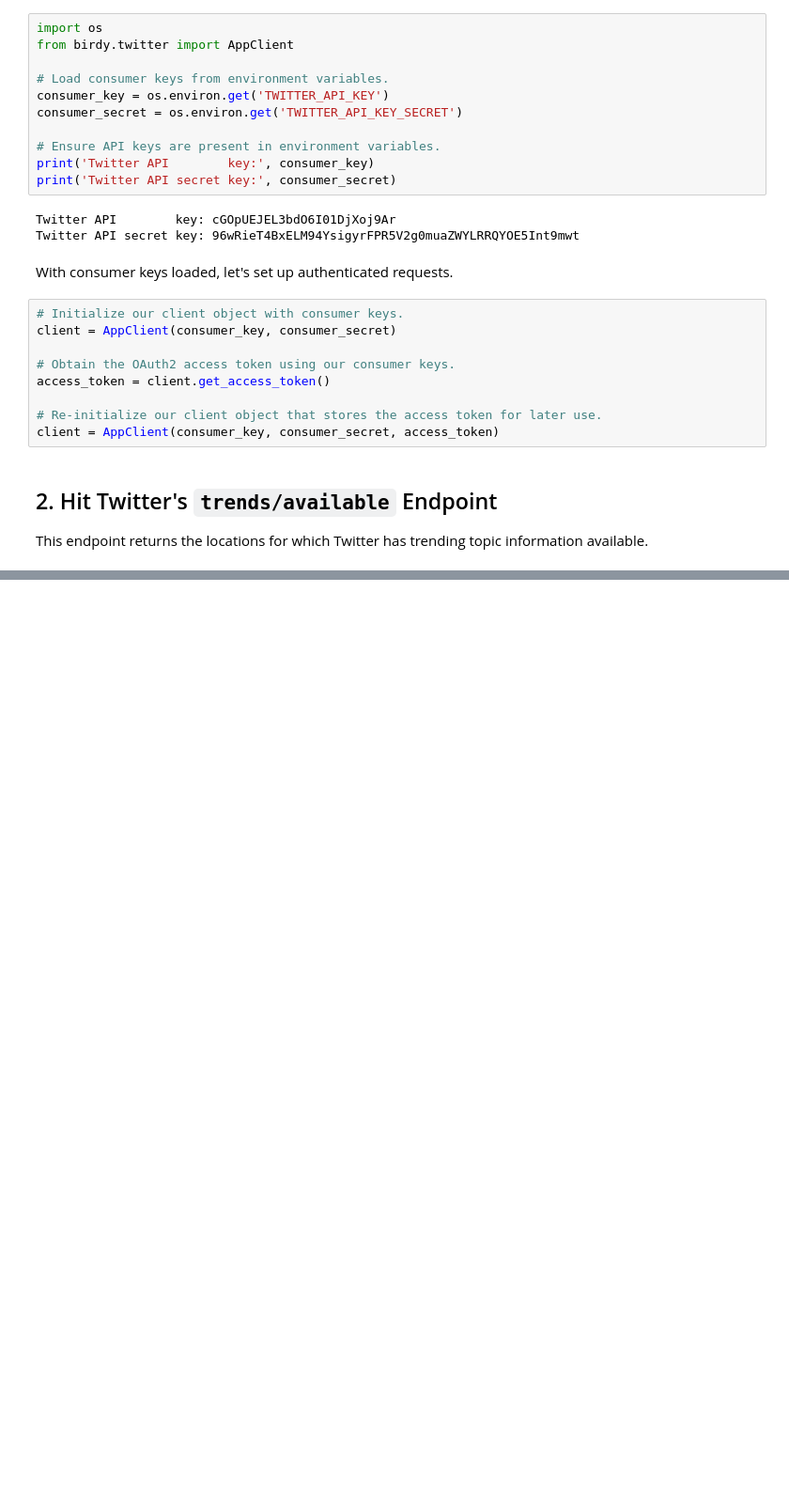
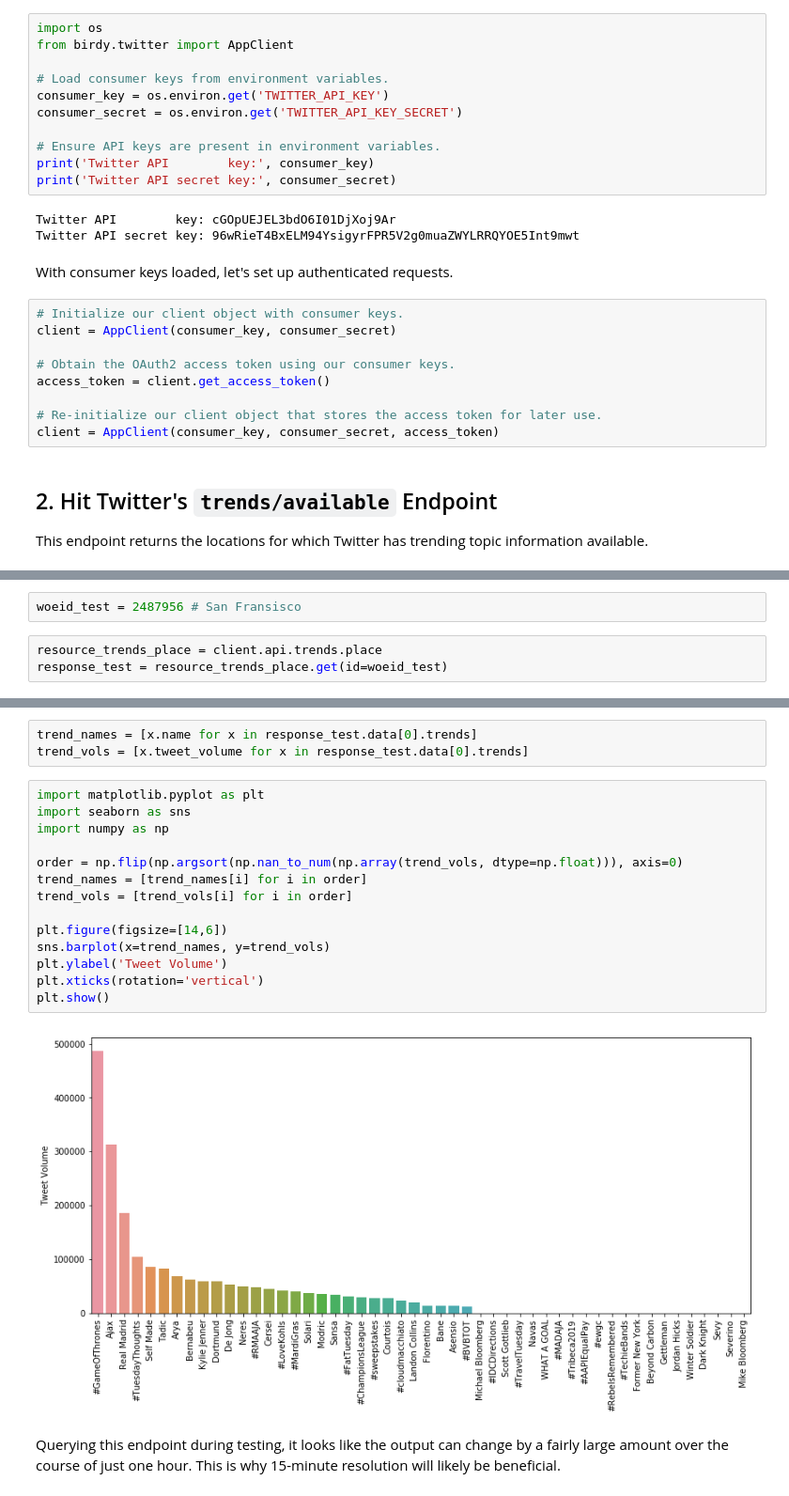
Before and after one commit to CUBigDataClass/BigMood-Archiver, a Jupyter notebook: archiver_development.ipynb, the cells around one changed output, grey strips where cells are left out. Shown at 94% size. Cells and saved outputs as stored; diff of their text form; blank space fills up the shorter version.

Commit message:
successfully pull trends from one woeid

```diff
--- a/archiver_development.ipynb
+++ b/archiver_development.ipynb
@@ -105,0 +165,5 @@ response.data
+# %%
+woeid_test = 2487956 # San Fransisco
+# %%
+resource_trends_place = client.api.trends.place
+response_test = resource_trends_place.get(id=woeid_test)
@@ -105,0 +192,21 @@ response.data
+# %%
+trend_names = [x.name for x in response_test.data[0].trends]
+trend_vols = [x.tweet_volume for x in response_test.data[0].trends]
+# %%
+import matplotlib.pyplot as plt
+import seaborn as sns
+import numpy as np
+
+order = np.flip(np.argsort(np.nan_to_num(np.array(trend_vols, dtype=np.float))), axis=0)
+trend_names = [trend_names[i] for i in order]
+trend_vols = [trend_vols[i] for i in order]
+
+plt.figure(figsize=[14,6])
+sns.barplot(x=trend_names, y=trend_vols)
+plt.ylabel('Tweet Volume')
+plt.xticks(rotation='vertical')
+plt.show()
+# %% [output]
+[figure, added]
+# %% [markdown]
+Querying this endpoint during testing, it looks like the output can change  by a fairly large amount over the course of just one hour. This is why 15-minute resolution will likely be beneficial.
```
Also changed, not shown: parts of 9 cells of this notebook.
